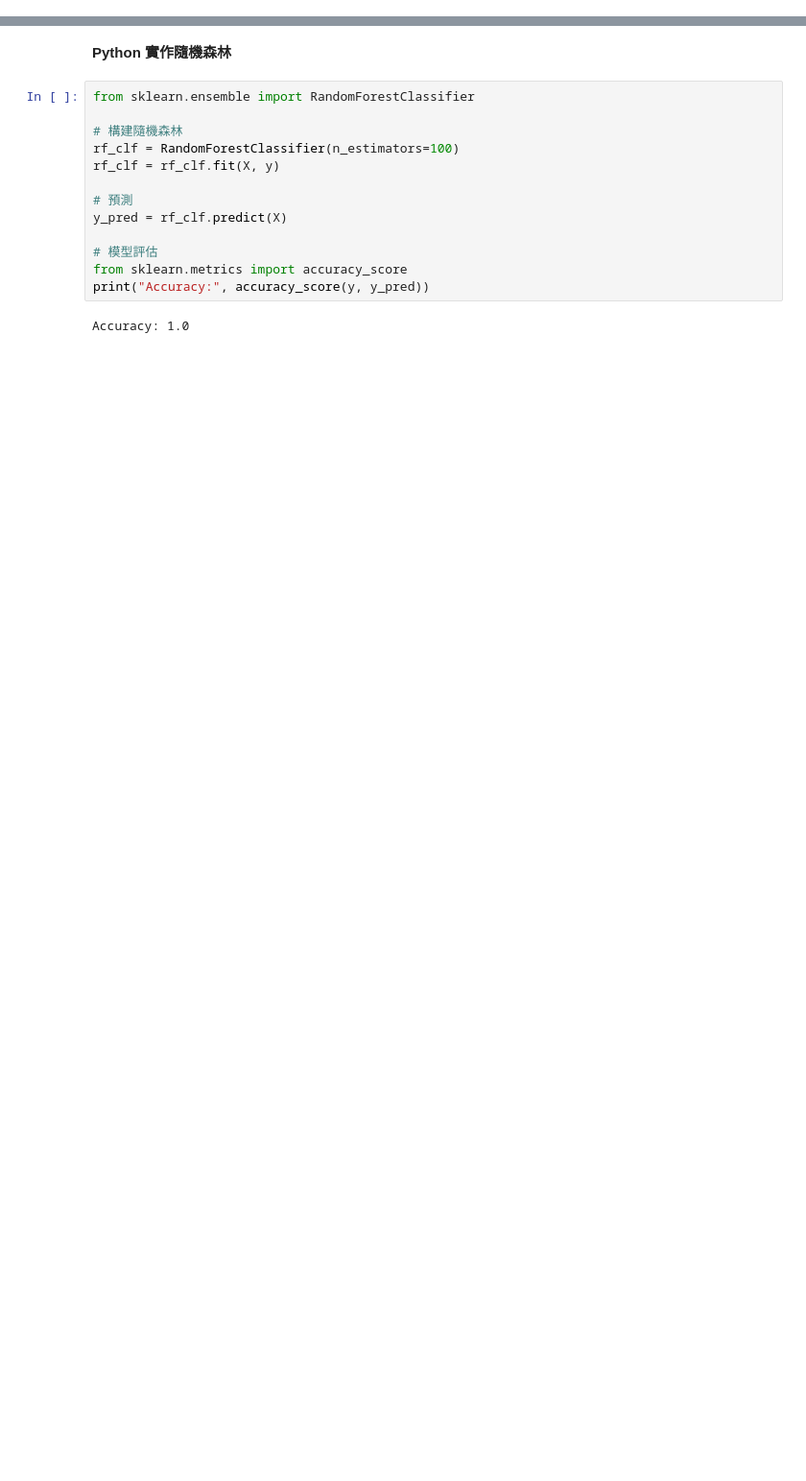
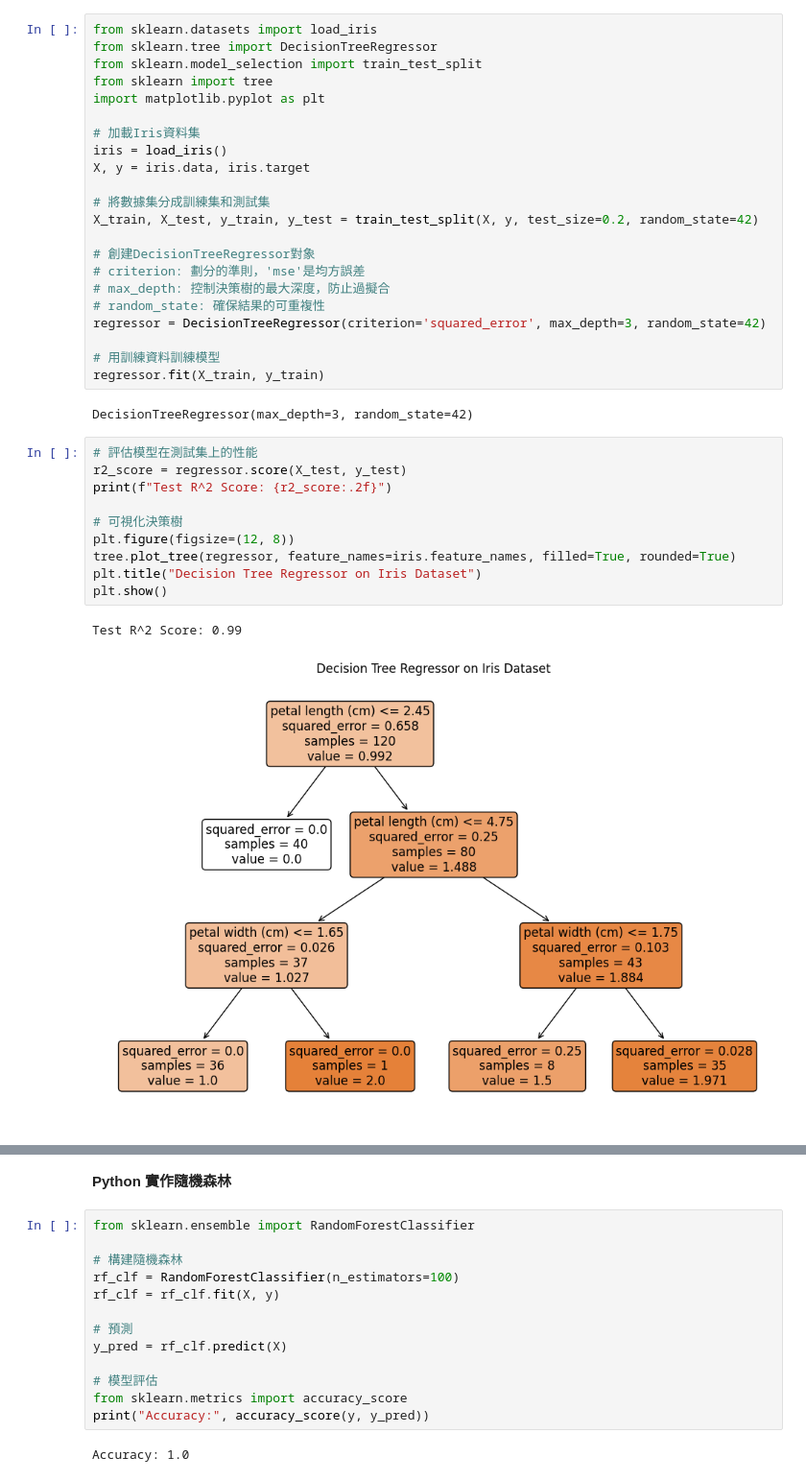
Before and after one commit to hanyuany14/ML-AI-Tutor, a Jupyter notebook: Texbooks/Class 8 - ML Models/ML02_Tree.ipynb, the cells around one changed output, grey strips where cells are left out. Shown at 96% size. Drawn from its saved outputs; the diff is of its cells as text; blank space fills up the shorter version.

```diff
--- a/Texbooks/Class 8 - ML Models/ML02_Tree.ipynb
+++ b/Texbooks/Class 8 - ML Models/ML02_Tree.ipynb
@@ -112,0 +213,37 @@ plt.show()
+# %%
+from sklearn.datasets import load_iris
+from sklearn.tree import DecisionTreeRegressor
+from sklearn.model_selection import train_test_split
+from sklearn import tree
+import matplotlib.pyplot as plt
+
+# 加載Iris資料集
+iris = load_iris()
+X, y = iris.data, iris.target
+
+# 將數據集分成訓練集和測試集
+X_train, X_test, y_train, y_test = train_test_split(X, y, test_size=0.2, random_state=42)
+
+# 創建DecisionTreeRegressor對象
+# criterion: 劃分的準則，'mse'是均方誤差
+# max_depth: 控制決策樹的最大深度，防止過擬合
+# random_state: 確保結果的可重複性
+regressor = DecisionTreeRegressor(criterion='squared_error', max_depth=3, random_state=42)
+
+# 用訓練資料訓練模型
+regressor.fit(X_train, y_train)
+# %% [output]
+DecisionTreeRegressor(max_depth=3, random_state=42)
+# %%
+# 評估模型在測試集上的性能
+r2_score = regressor.score(X_test, y_test)
+print(f"Test R^2 Score: {r2_score:.2f}")
+
+# 可視化決策樹
+plt.figure(figsize=(12, 8))
+tree.plot_tree(regressor, feature_names=iris.feature_names, filled=True, rounded=True)
+plt.title("Decision Tree Regressor on Iris Dataset")
+plt.show()
+# %% [output]
+Test R^2 Score: 0.99
+[figure, added]
```
Also changed, not shown: parts of 133 cells of this notebook, 1 other file.
